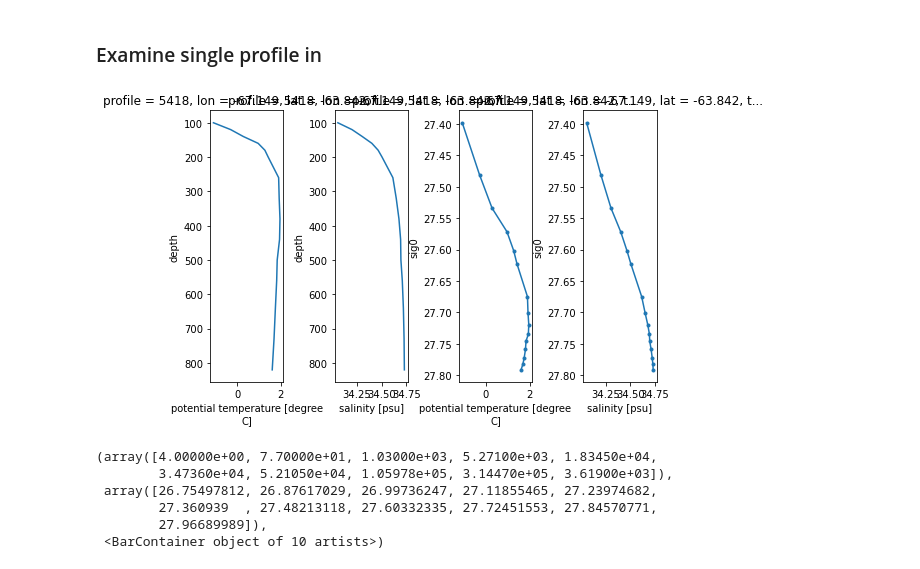
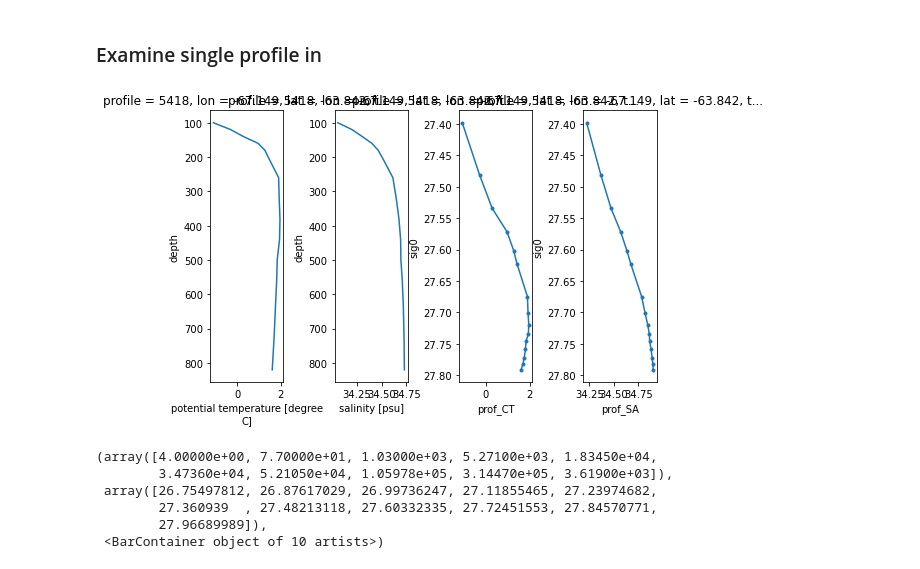
Before and after one commit to so-wise/weddell_gyre_clusters, a Jupyter notebook: notebooks/exploratory/3.2_dcj_try_by_density.ipynb, the cells around one changed output. Saved outputs shown, nothing was run; the diff lists cells and outputs as text; code cells hidden in the pictures.

```diff
--- a/notebooks/exploratory/3.2_dcj_try_by_density.ipynb
+++ b/notebooks/exploratory/3.2_dcj_try_by_density.ipynb
@@ -207,6 +210,8 @@ sig0 = xr.apply_ufunc(gsw.density.sigma0, sa, ct)
 
 # add sig0 to existinng profiles_antarctic dataset
 profiles_antarctic['sig0'] = sig0
+profiles_antarctic['prof_SA'] = sa
+profiles_antarctic['prof_CT'] = ct
 # %% [markdown]
 ### Plot density for reference
 # %%
@@ -220,18 +225,18 @@ profiles_antarctic.sig0.plot(y='depth', yincrease=False)
 # %%
 df = profiles_antarctic.isel(profile=2000)
 
 def plot_profile():
    fig, (ax1, ax2, ax3, ax4) = plt.subplots(ncols=4, figsize=[8,5])
    df.prof_T.plot(ax=ax1, y='depth', yincrease=False)
    df.prof_S.plot(ax=ax2, y='depth', yincrease=False)
-   df.swap_dims({'depth': 'sig0'}).prof_T.plot(ax=ax3, y='sig0', marker='.', yincrease=False)
-   df.swap_dims({'depth': 'sig0'}).prof_S.plot(ax=ax4, y='sig0', marker='.', yincrease=False)
+   df.swap_dims({'depth': 'sig0'}).prof_CT.plot(ax=ax3, y='sig0', marker='.', yincrease=False)
+   df.swap_dims({'depth': 'sig0'}).prof_SA.plot(ax=ax4, y='sig0', marker='.', yincrease=False)
    fig.subplots_adjust(wspace=0.7)
    return ax4
 
 plot_profile();
 # %% [output]
-[figure, old version]
+[figure, new version]
 # %%
 xr.plot.hist(profiles_antarctic.sig0,figsize=(15,10))
 # %% [output]
```
Also changed, not shown: parts of 11 cells of this notebook, 1 other file.
